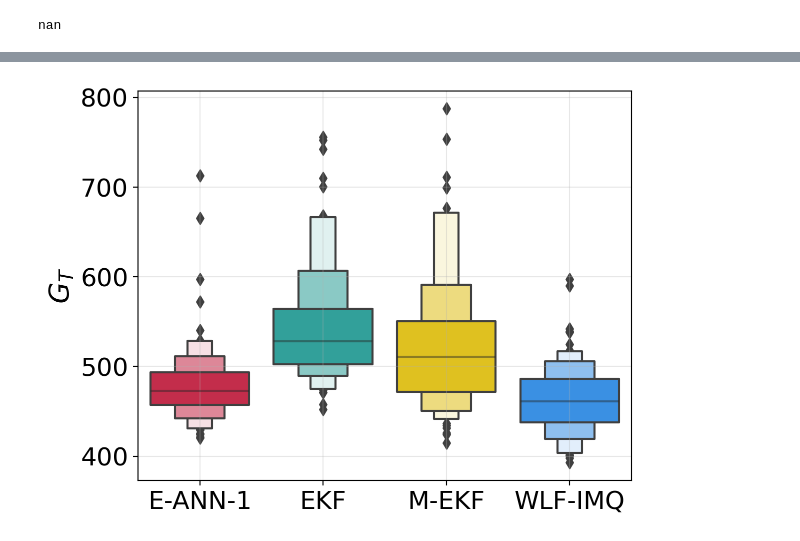
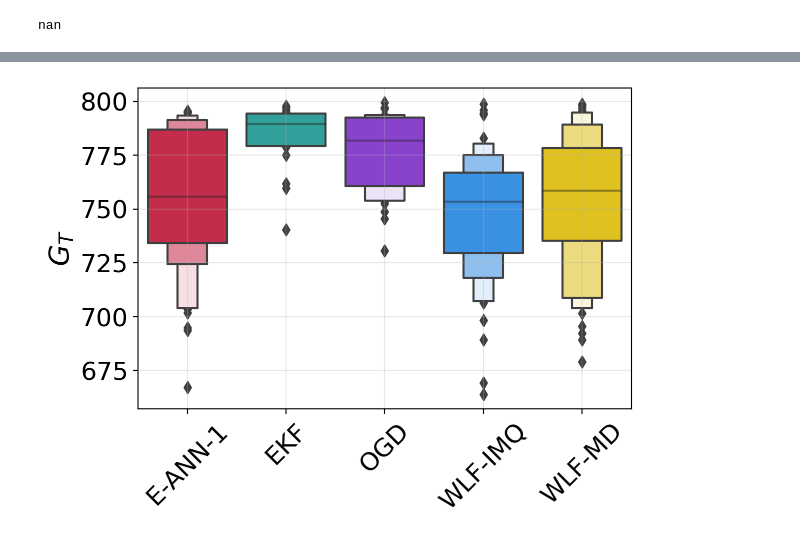
Before and after one commit to gerdm/weighted-likelihood-filter, a Jupyter notebook: experiments/online-mlp-training.ipynb, the cells around one changed output, grey strips where cells are left out. Saved outputs shown, nothing was run; the diff lists cells and outputs as text; code cells hidden in the pictures.

```diff
--- a/experiments/online-mlp-training.ipynb
+++ b/experiments/online-mlp-training.ipynb
@@ -263,4 +349,7 @@ Wall time: 41.6 s
 # %%
 threshold = bo.max["params"]["threshold"]
-yhat_pp_mekf, (agent_mekf, bel_mekf) = filter_mah_ekf(threshold)
+log_lr = bo.max["params"]["log_lr"]
+lr_mekf = np.exp(log_lr)
+
+yhat_pp_mekf, (agent_mekf, bel_mekf) = filter_mah_ekf(log_lr, threshold)
 yhat_mekf = agent_mekf.vobs_fn(bel_mekf.mean, xtest[:, None]).ravel()
@@ -266,0 +392,14 @@ yhat_mekf = agent_mekf.vobs_fn(bel_mekf.mean, xtest[:, None]).ravel()
+# %%
+%%time
+bo = BayesianOptimization(
+    opt_step,
+    pbounds={
+        "log_lr": (-5, 0),
+        "n_inner": (1, 10)
+    },
+    verbose=1,
+    random_state=314,
+    allow_duplicate_points=True
+)
+
+bo.maximize(init_points=10)
@@ -267,3 +419,9 @@ yhat_mekf = agent_mekf.vobs_fn(bel_mekf.mean, xtest[:, None]).ravel()
+# %%
+n_inner = int(bo.max["params"]["n_inner"])
+log_lr = bo.max["params"]["log_lr"]
+lr_ogd = np.exp(log_lr)
+
+yhat_pp_ogd, (agent_ogd, bel_ogd) = filter_ogd(log_lr, n_inner)
 # %% [markdown]
 # Plots
 # %%
@@ -309,7 +461,6 @@ plt.tight_layout()
 # %%
 ytest = f(xtest)
 n_obs = 1500
-
 @jax.jit
 @jax.vmap
 def sample_and_eval(key):
@@ -317,26 +468,32 @@ def sample_and_eval(key):
     x, y = sample_observations_grid(key_sample_obs, f, n_obs, xmin, xmax, x_noise=0.1, y_noise=sigma_y)
     params_init = model.init(key_train, x[:, None])
 
-    bel_init = agent_ekf.init_bel(params_init, cov=1.0)
+    bel_init = agent_ekf.init_bel(params_init, cov=lr_ekf)
     callback = partial(callback_fn, applyfn=agent_ekf.vobs_fn)
     bel_ekf, ekf_hist = agent_ekf.scan(bel_init, y, x[:, None], callback_fn=callback)
     yhat_ekf = agent_ekf.vobs_fn(bel_ekf.mean, xtest[:, None]).ravel()
 
-    bel_init = agent_rekf.init_bel(params_init, cov=1.0)
+    bel_init = agent_rekf.init_bel(params_init, cov=lr_rkef)
     callback = partial(callback_fn, applyfn=agent_rekf.vobs_fn)
     bel_rekf, rekf_hist = agent_rekf.scan(bel_init, y, x[:, None], callback_fn=callback)
     yhat_rekf = agent_rekf.vobs_fn(bel_rekf.mean, xtest[:, None]).ravel()
 
-    bel_init = agent_imq.init_bel(params_init, cov=1.0)
+    bel_init = agent_imq.init_bel(params_init, cov=lr_imq)
     callback = partial(callback_fn, applyfn=agent_imq.link_fn)
     bel_imq, imq_hist = agent_imq.scan(bel_init, y, x[:, None], callback_fn=callback)
     yhat_imq = agent_imq.link_fn(bel_imq.mean, xtest[:, None]).ravel()
 
 
-    bel_init = agent_mekf.init_bel(params_init, cov=1.0)
+    bel_init = agent_mekf.init_bel(params_init, cov=lr_mekf)
     callback = partial(callback_fn, applyfn=agent_mekf.vobs_fn)
     bel_mekf, mekf_hist = agent_mekf.scan(bel_init, y, x[:, None], callback_fn=callback)
     yhat_mekf = agent_mekf.vobs_fn(bel_mekf.mean, xtest[:, None]).ravel()
+
+    bel_init = agent_ogd.init_bel(params_init)
+    callback = partial(callback_fn, applyfn=agent_ogd.apply_fn)
+    bel_ogd, ogd_hist = agent_ogd.scan(bel_init, y, x[:, None], callback_fn=callback)
+    # yhat_ogd = agent_mekf.vobs_fn(bel_mekf.mean, xtest[:, None]).ravel()
+
 
 
     errs = {
@@ -351,7 +508,8 @@ def sample_and_eval(key):
         "E-ANN-1": rekf_hist,
         "WLF-IMQ": imq_hist,
         "EKF": ekf_hist,
-        "M-EKF": mekf_hist,
+        "WLF-MD": mekf_hist,
+        "OGD": ogd_hist,
     }
     errs_osa = jax.tree_map(lambda yhat: yhat.squeeze() - y, errs_osa)
 
@@ -430,14 +588,15 @@ results_osa_df.describe()
 # %%
 sns.boxenplot(
     results_osa_df.melt().query("value < 800"),
     x="variable", y="value",
     palette=cmap
 )
 plt.grid(alpha=0.3)
 # plt.yscale("log")
 plt.xlabel("")
 plt.ylabel("$G_T$", fontsize=20)
+plt.xticks(rotation=45)
 plt.tight_layout()
 plt.savefig("./figures/online-mlp-benchmark.pdf")
 # %% [output]
-[figure, old version]
+[figure, new version]
```
Also changed, not shown: parts of 29 cells of this notebook.
